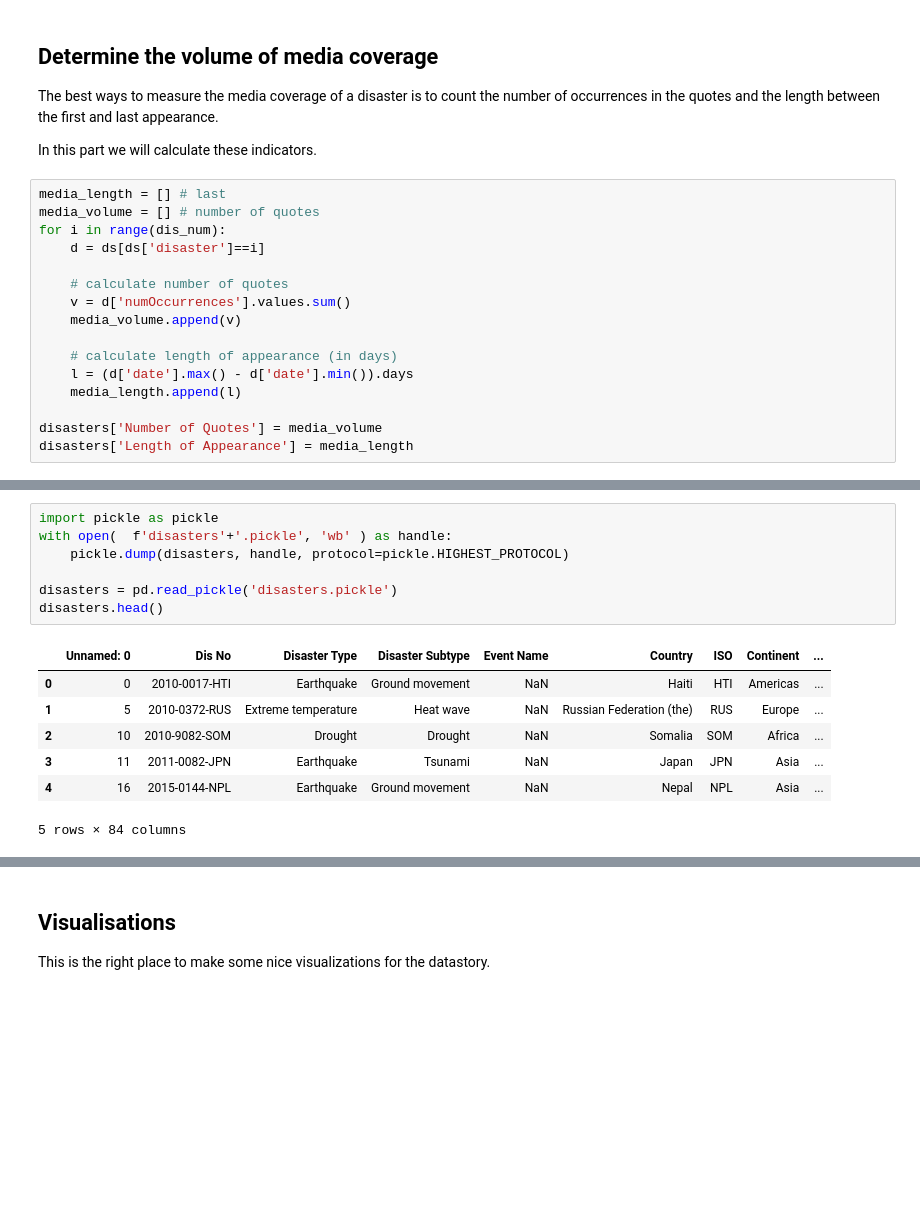
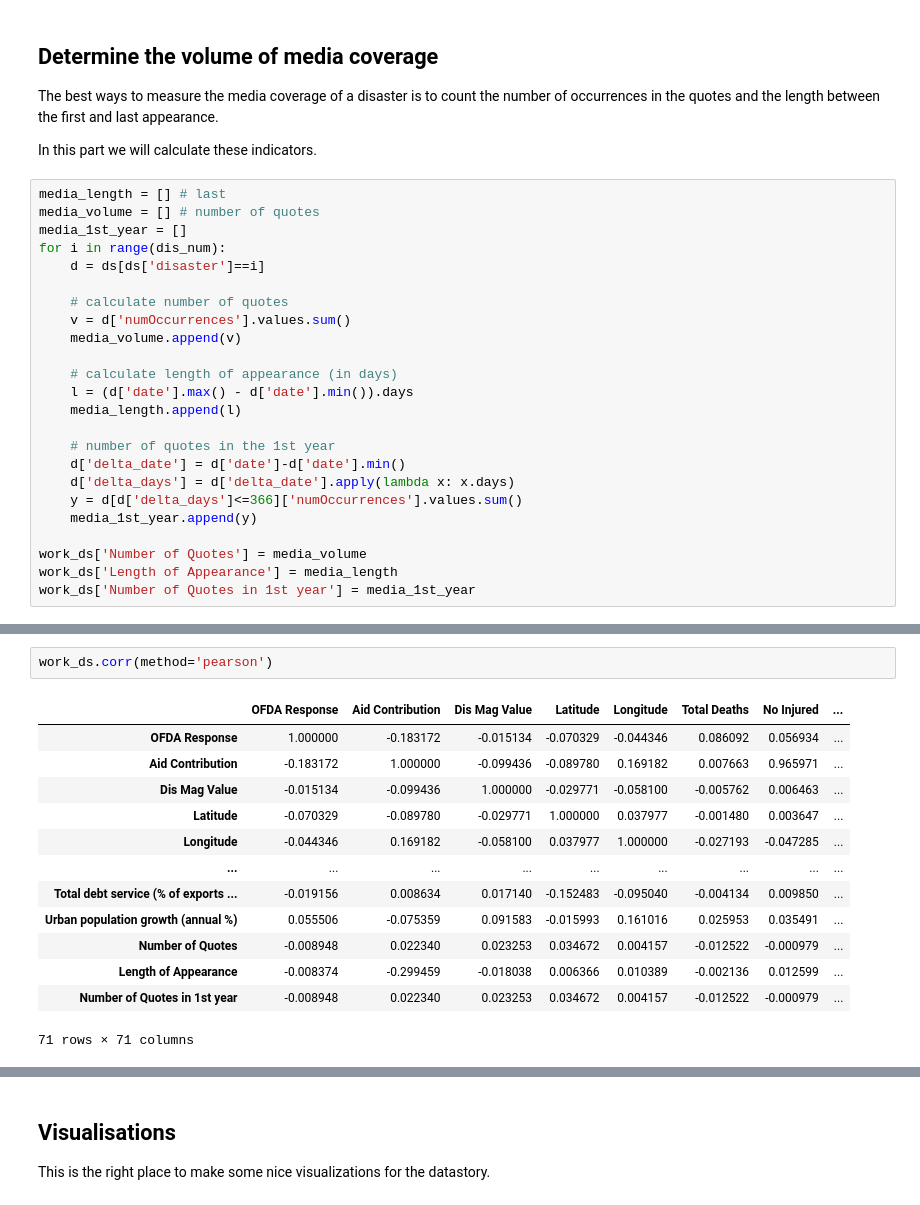
Before and after one commit to epfl-ada/ada-2021-project-hivemind, a Jupyter notebook: media_influencing_factors.ipynb, the cells around one changed output, grey strips where cells are left out. Saved outputs shown, nothing was run; the diff lists cells and outputs as text; blank space fills up the shorter version.

```diff
--- a/media_influencing_factors.ipynb
+++ b/media_influencing_factors.ipynb
@@ -63,6 +144,7 @@ In this part we will calculate these indicators.
 # %%
 media_length = [] # last
 media_volume = [] # number of quotes
+media_1st_year = []
 for i in range(dis_num):
     d = ds[ds['disaster']==i]
 
@@ -74,5 +156,12 @@ for i in range(dis_num):
     l = (d['date'].max() - d['date'].min()).days
     media_length.append(l)
 
-disasters['Number of Quotes'] = media_volume
-disasters['Length of Appearance'] = media_length
+    # number of quotes in the 1st year
+    d['delta_date'] = d['date']-d['date'].min()
+    d['delta_days'] = d['delta_date'].apply(lambda x: x.days)
+    y = d[d['delta_days']<=366]['numOccurrences'].values.sum()
+    media_1st_year.append(y)
+
+work_ds['Number of Quotes'] = media_volume
+work_ds['Length of Appearance'] = media_length
+work_ds['Number of Quotes in 1st year'] = media_1st_year
@@ -119,15 +179,16 @@ disasters.head()
-# %%
-import pickle as pickle
-with open(  f'disasters'+'.pickle', 'wb' ) as handle:
-    pickle.dump(disasters, handle, protocol=pickle.HIGHEST_PROTOCOL)
-
-disasters = pd.read_pickle('disasters.pickle')
-disasters.head()
-# %% [output]
-|  | Unnamed: 0 | Dis No | Disaster Type | Disaster Subtype | Event Name | Country | ISO | Continent | ... |
-| 0 | 0 | 2010-0017-HTI | Earthquake | Ground movement | NaN | Haiti | HTI | Americas | ... |
-| 1 | 5 | 2010-0372-RUS | Extreme temperature | Heat wave | NaN | Russian Federation (the) | RUS | Europe | ... |
-| 2 | 10 | 2010-9082-SOM | Drought | Drought | NaN | Somalia | SOM | Africa | ... |
-| 3 | 11 | 2011-0082-JPN | Earthquake | Tsunami | NaN | Japan | JPN | Asia | ... |
-| 4 | 16 | 2015-0144-NPL | Earthquake | Ground movement | NaN | Nepal | NPL | Asia | ... |
-5 rows × 84 columns
+# %%
+work_ds.corr(method='pearson')
+# %% [output]
+|  | OFDA Response | Aid Contribution | Dis Mag Value | Latitude | Longitude | Total Deaths | No Injured | ... |
+| OFDA Response | 1.000000 | -0.183172 | -0.015134 | -0.070329 | -0.044346 | 0.086092 | 0.056934 | ... |
+| Aid Contribution | -0.183172 | 1.000000 | -0.099436 | -0.089780 | 0.169182 | 0.007663 | 0.965971 | ... |
+| Dis Mag Value | -0.015134 | -0.099436 | 1.000000 | -0.029771 | -0.058100 | -0.005762 | 0.006463 | ... |
+| Latitude | -0.070329 | -0.089780 | -0.029771 | 1.000000 | 0.037977 | -0.001480 | 0.003647 | ... |
+| Longitude | -0.044346 | 0.169182 | -0.058100 | 0.037977 | 1.000000 | -0.027193 | -0.047285 | ... |
+| ... | ... | ... | ... | ... | ... | ... | ... | ... |
+| Total debt service (% of exports ... | -0.019156 | 0.008634 | 0.017140 | -0.152483 | -0.095040 | -0.004134 | 0.009850 | ... |
+| Urban population growth (annual %) | 0.055506 | -0.075359 | 0.091583 | -0.015993 | 0.161016 | 0.025953 | 0.035491 | ... |
+| Number of Quotes | -0.008948 | 0.022340 | 0.023253 | 0.034672 | 0.004157 | -0.012522 | -0.000979 | ... |
+| Length of Appearance | -0.008374 | -0.299459 | -0.018038 | 0.006366 | 0.010389 | -0.002136 | 0.012599 | ... |
+| Number of Quotes in 1st year | -0.008948 | 0.022340 | 0.023253 | 0.034672 | 0.004157 | -0.012522 | -0.000979 | ... |
+71 rows × 71 columns
```
Also changed, not shown: parts of 15 cells of this notebook.
